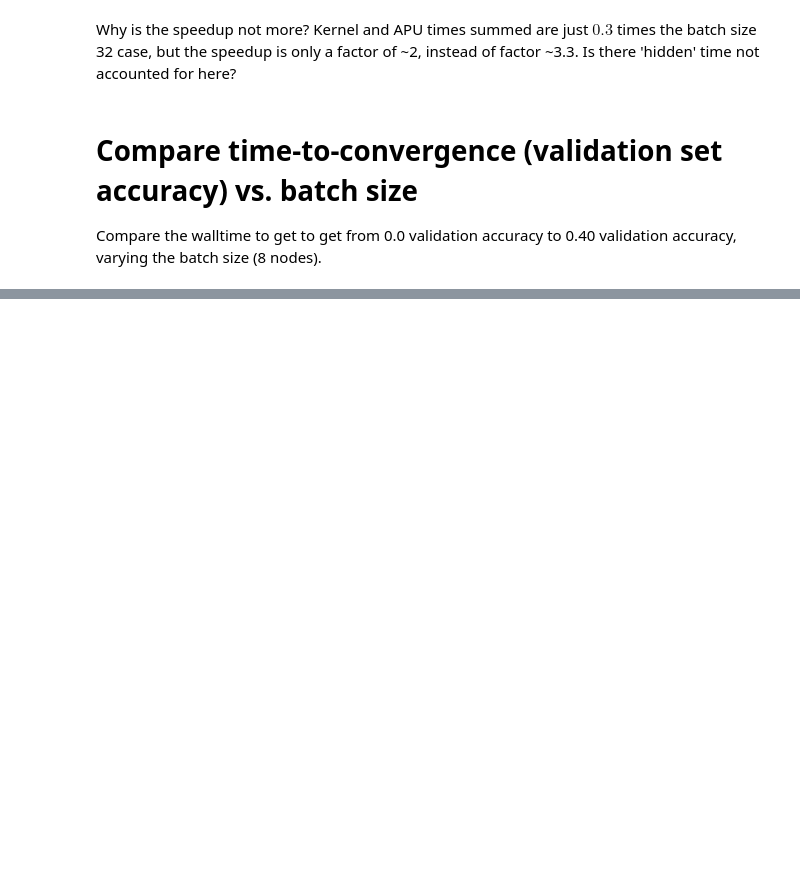
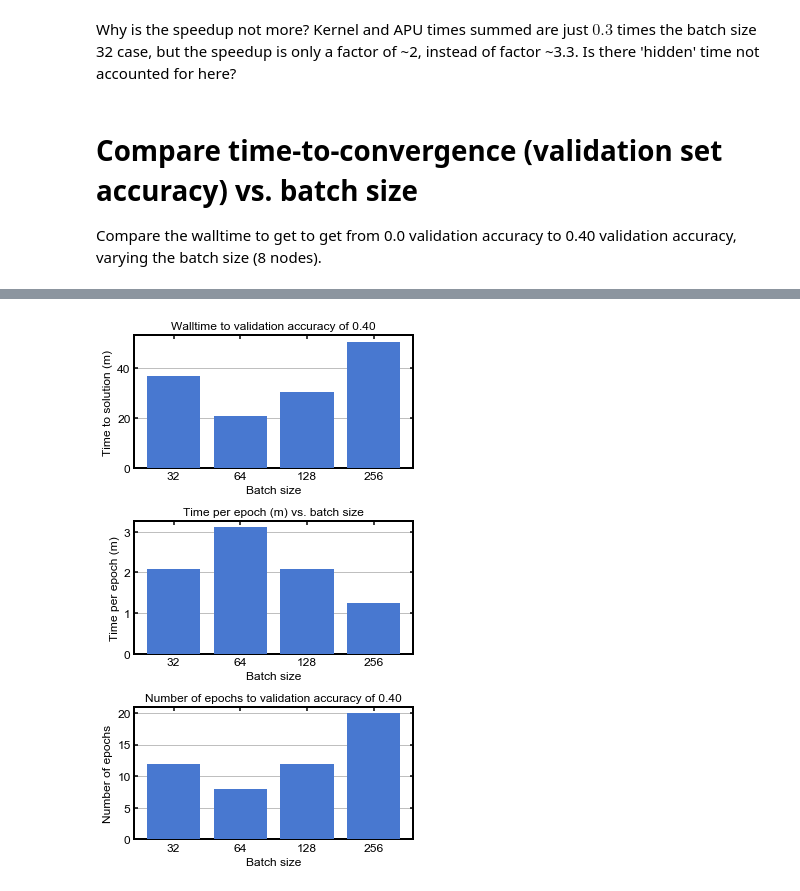
Before and after one commit to mrowan137/ml-performance-benchmark, a Jupyter notebook: resnet/analysis/plot_time_vs_batchsize.ipynb, the cells around one changed output, grey strips where cells are left out. Cells and saved outputs as stored; diff of their text form; code cells hidden in the pictures; blank space fills up the shorter version.

```diff
--- a/resnet/analysis/plot_time_vs_batchsize.ipynb
+++ b/resnet/analysis/plot_time_vs_batchsize.ipynb
@@ -436,0 +431,49 @@ batch size = 256, duration = 1494.025276 sec = 25 min
+# %%
+duration_minutes = []
+epochs = []
+time_per_epoch = []
+
+for i,bs in enumerate(batch_size):
+    x = eval_accuracy[bs]['time']
+    x = [time_in_seconds(x[0], item)/60. for item in x] # minutes
+    duration_minutes.append(x[-1])
+    time_per_epoch.append(t_minutes/len(x))
+    epochs.append(len(x))
+
+fig_width = 5
+fig, axs = plt.subplots(ncols=1, nrows=3,
+                        figsize=(fig_width, 3.*fig_width/golden))
+                        #sharex=True)
+
+# Time to conv. vs. batch size
+x = [1, 2, 3, 4]
+
+plt.sca(axs[0])
+plt.bar(x, duration_minutes, zorder=5, color=colors[0])
+plt.xlabel('Batch size')
+plt.ylabel('Time to solution (m)')
+plt.title('Walltime to validation accuracy of 0.40')
+plt.gca().yaxis.grid(True)
+plt.xticks(x, labels=batch_size);
+
+# Time per epoch
+plt.sca(axs[1])
+plt.bar(x, time_per_epoch, zorder=5, color=colors[0])
+plt.xlabel('Batch size')
+plt.ylabel('Time per epoch (m)')
+plt.title('Time per epoch (m) vs. batch size')
+plt.gca().yaxis.grid(True)
+plt.xticks(x, labels=batch_size);
+
+# Epochs to convergence
+plt.sca(axs[2])
+plt.bar(x, np.array(epochs, dtype=np.int), zorder=5, color=colors[0])
+plt.xlabel('Batch size')
+plt.ylabel('Number of epochs')
+plt.title('Number of epochs to validation accuracy of 0.40')
+plt.gca().yaxis.grid(True)
+plt.xticks(x, labels=batch_size);
+
+fig.subplots_adjust(hspace=0.4)
+# %% [output]
+[figure, added]
```
Also changed, not shown: parts of 4 cells of this notebook.
